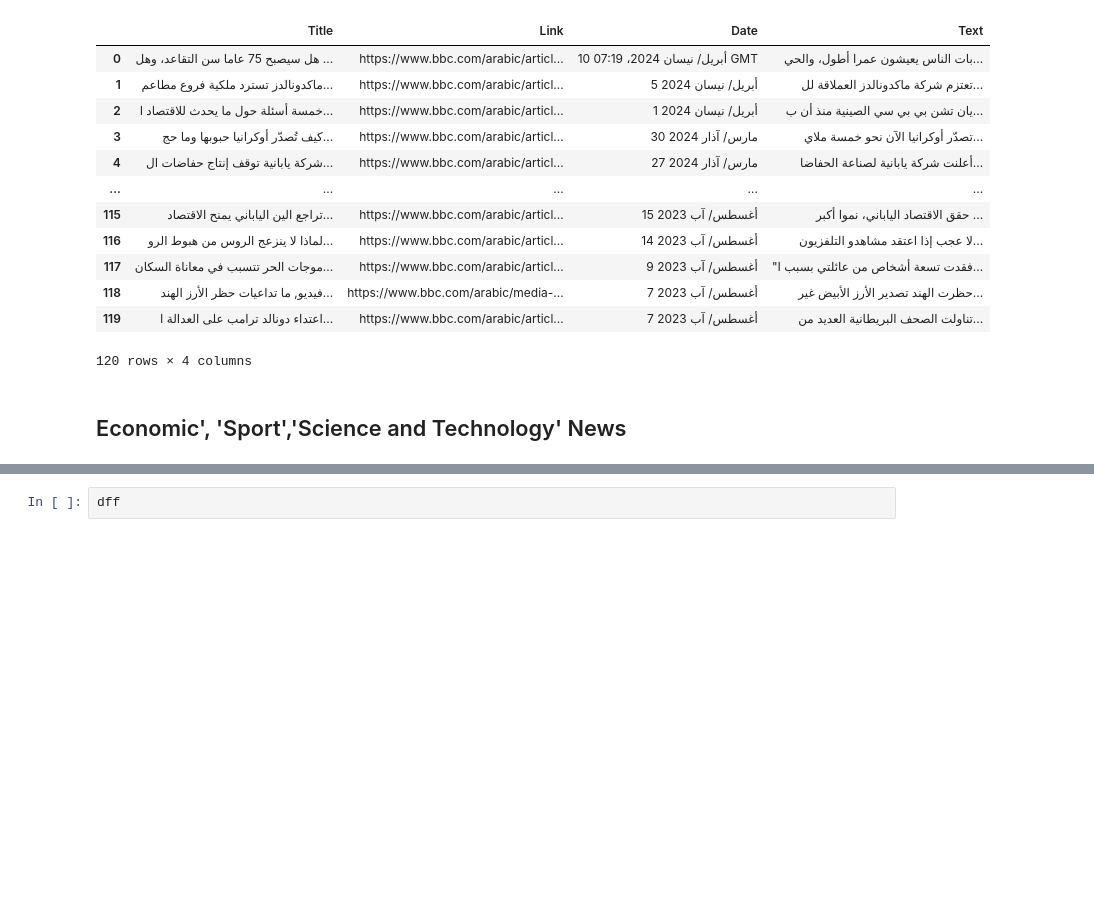
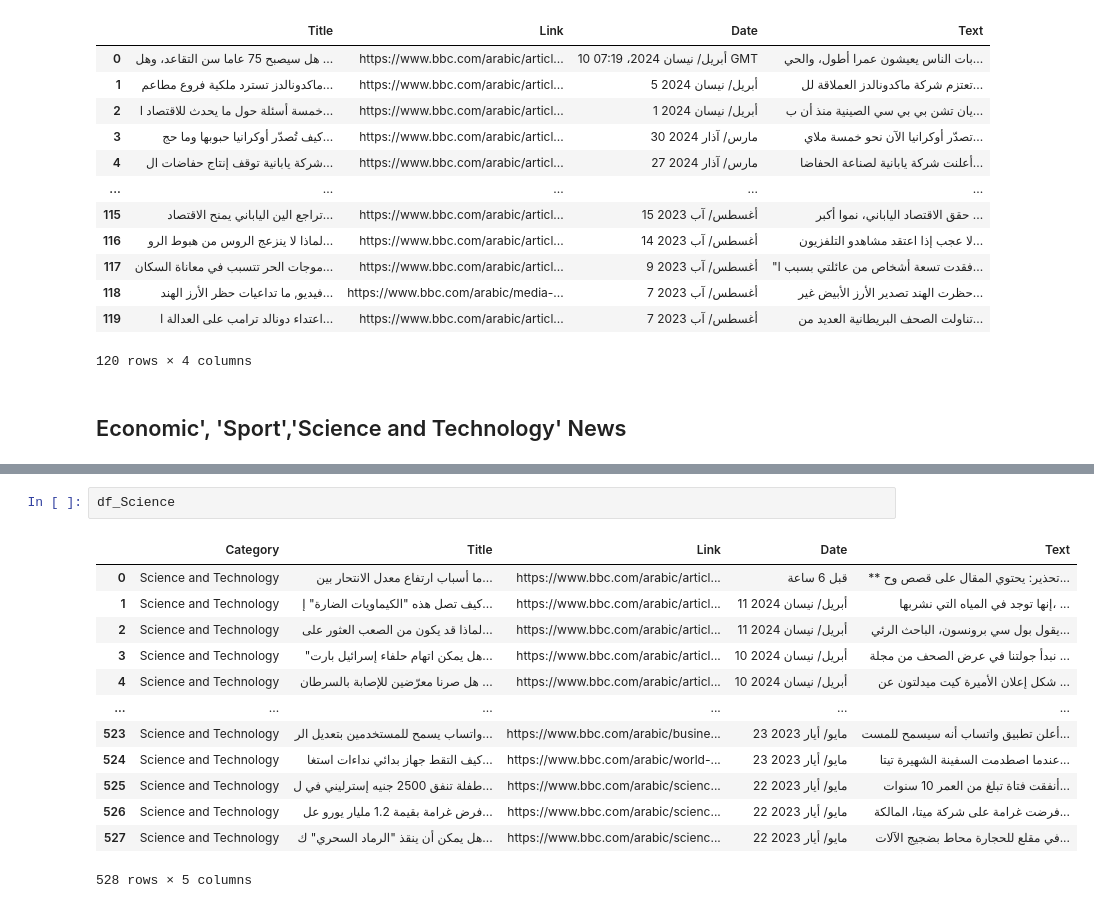
Before and after one commit to Nahla-yasmine/Arabic-News-Scraper, a Jupyter notebook: (BBC_News_)Web_Scraping_NEWS_Articles.ipynb, the cells around one changed output, grey strips where cells are left out. Drawn from its saved outputs; the diff is of its cells as text; blank space fills up the shorter version.

```diff
--- a/(BBC_News_)Web_Scraping_NEWS_Articles.ipynb
+++ b/(BBC_News_)Web_Scraping_NEWS_Articles.ipynb
@@ -238,2 +373,16 @@ if __name__ == "__main__":
-# %%
-dff
+# %%
+df_Science
+# %% [output]
+|  | Category | Title | Link | Date | Text |
+| 0 | Science and Technology | ما أسباب ارتفاع معدل الانتحار بين... | https://www.bbc.com/arabic/articl... | قبل 6 ساعة | ** تحذير: يحتوي المقال على قصص وح... |
+| 1 | Science and Technology | كيف تصل هذه "الكيماويات الضارة" إ... | https://www.bbc.com/arabic/articl... | 11 أبريل/ نيسان 2024 | إنها توجد في المياه التي نشربها، ... |
+| 2 | Science and Technology | لماذا قد يكون من الصعب العثور على... | https://www.bbc.com/arabic/articl... | 11 أبريل/ نيسان 2024 | يقول بول سي برونسون، الباحث الرئي... |
+| 3 | Science and Technology | "هل يمكن اتهام حلفاء إسرائيل بارت... | https://www.bbc.com/arabic/articl... | 10 أبريل/ نيسان 2024 | نبدأ جولتنا في عرض الصحف من مجلة ... |
+| 4 | Science and Technology | هل صرنا معرّضين للإصابة بالسرطان ... | https://www.bbc.com/arabic/articl... | 10 أبريل/ نيسان 2024 | شكل إعلان الأميرة كيت ميدلتون عن ... |
+| ... | ... | ... | ... | ... | ... |
+| 523 | Science and Technology | واتساب يسمح للمستخدمين بتعديل الر... | https://www.bbc.com/arabic/busine... | 23 مايو/ أيار 2023 | أعلن تطبيق واتساب أنه سيسمح للمست... |
+| 524 | Science and Technology | كيف التقط جهاز بدائي نداءات استغا... | https://www.bbc.com/arabic/world-... | 23 مايو/ أيار 2023 | عندما اصطدمت السفينة الشهيرة تيتا... |
+| 525 | Science and Technology | طفلة تنفق 2500 جنيه إسترليني في ل... | https://www.bbc.com/arabic/scienc... | 22 مايو/ أيار 2023 | أنفقت فتاة تبلغ من العمر 10 سنوات... |
+| 526 | Science and Technology | فرض غرامة بقيمة 1.2 مليار يورو عل... | https://www.bbc.com/arabic/scienc... | 22 مايو/ أيار 2023 | فرضت غرامة على شركة ميتا، المالكة... |
+| 527 | Science and Technology | هل يمكن أن ينقذ "الرماد السحري" ك... | https://www.bbc.com/arabic/scienc... | 22 مايو/ أيار 2023 | في مقلع للحجارة محاط بضجيج الآلات... |
+528 rows × 5 columns
```
Also changed, not shown: parts of 21 cells of this notebook.
